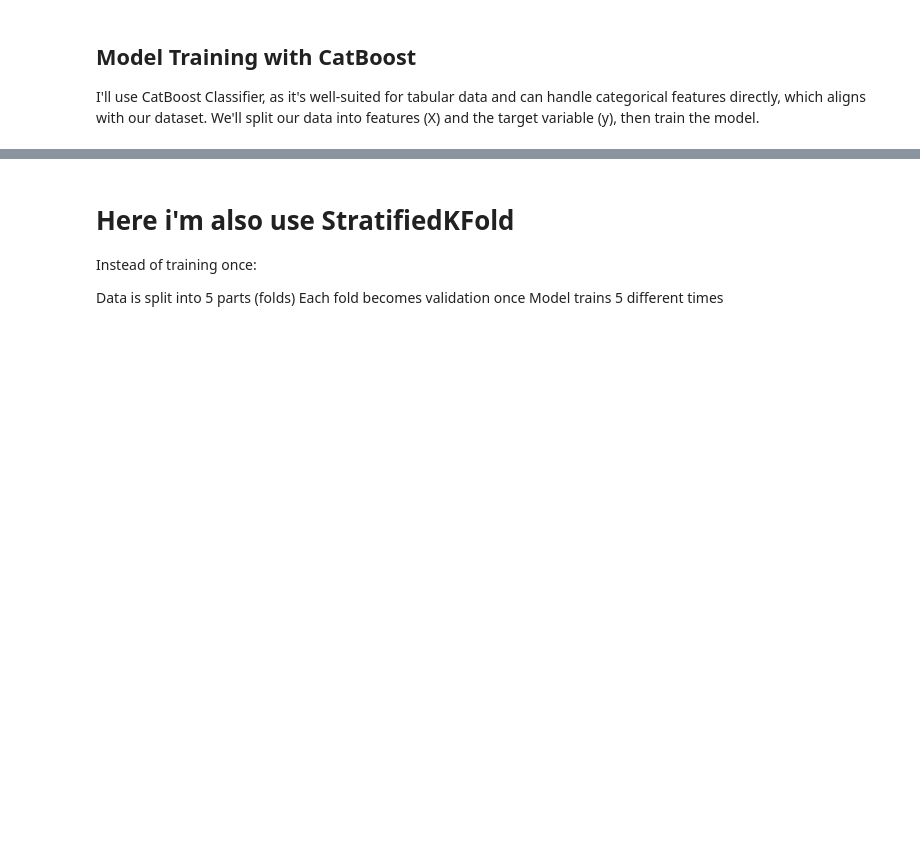
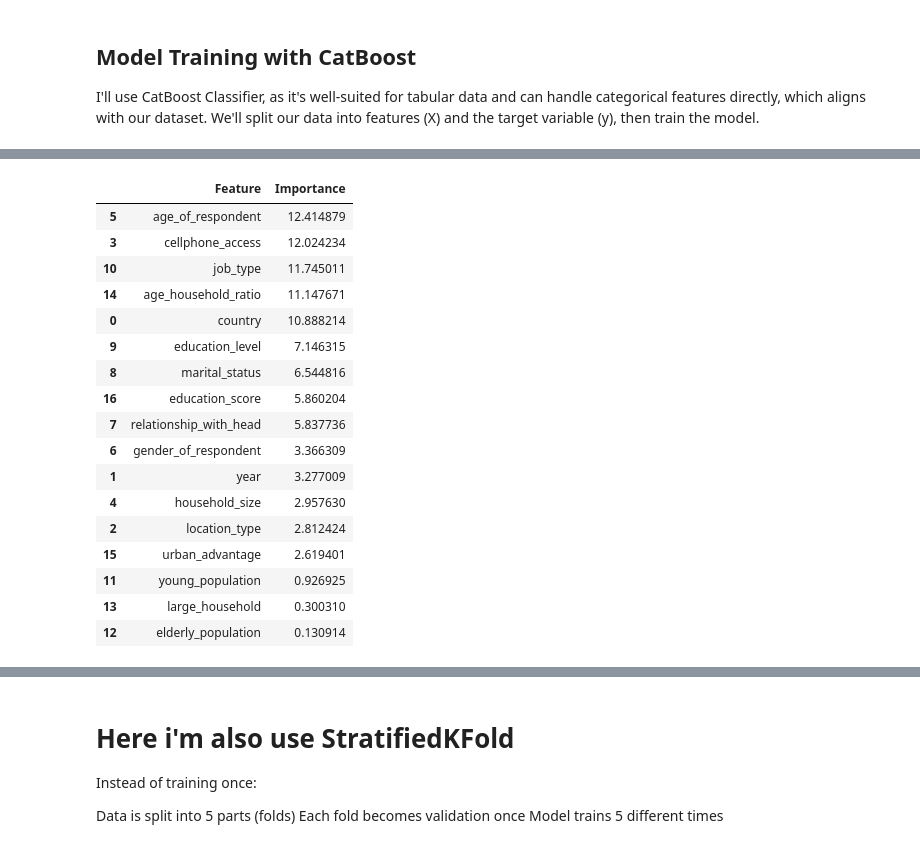
Before and after one commit to ayelefeleke/ASTU-Community-Financial-Inclusion-Hackathon, a Jupyter notebook: ASTU_Community_Financial_Inclusion_Hackathon.ipynb, the cells around one changed output, grey strips where cells are left out. Cells and saved outputs as stored; diff of their text form; code cells hidden in the pictures; blank space fills up the shorter version.

```diff
--- a/ASTU_Community_Financial_Inclusion_Hackathon.ipynb
+++ b/ASTU_Community_Financial_Inclusion_Hackathon.ipynb
@@ -419,12 +413,12 @@ from sklearn.model_selection import StratifiedKFold
 from sklearn.metrics import mean_absolute_error
 import numpy as np
 
-X = train_df_processed.drop('bank_account', axis=1)
-y = train_df_processed['bank_account']
+X = train_processed.drop('bank_account', axis=1)
+y = train_processed['bank_account']
 
 # Convert column names to string for CatBoost compatibility if they are not already
 X.columns = X.columns.astype(str)
-test_df_processed.columns = test_df_processed.columns.astype(str)
+test_processed.columns = test_processed.columns.astype(str)
 
 cat_params = {
     'iterations': 1000,
@@ -451,28 +445,5 @@ model.fit(
 )
 
 print("\nCatBoost Model Training Complete!")
-
-
-test_pred_proba = model.predict_proba(test_df_processed)[:, 1]
-
-
-test_predictions = (test_pred_proba >= 0.5).astype(int)
-
-print("\nPredictions made on the test set.")
-
-submission_df = pd.DataFrame({
-    'uniqueid': test_df['uniqueid'],
-    'bank_account': test_predictions
-})
-
-
-submission_df['uniqueid'] = test_df['uniqueid'] + ' x ' + test_df['country']
-
-
-submission_filename = 'catboost_submission.csv'
-submission_df.to_csv(submission_filename, index=False)
-
-print(f"Submission file '{submission_filename}' created successfully!")
-print(submission_df.head())
 # %% [output]
 Training CatBoost Model...
@@ -494,0 +463,28 @@ Training CatBoost Model...
+# %%
+feature_importance = model.get_feature_importance()
+
+feat_imp = pd.DataFrame({
+    "Feature": X.columns,
+    "Importance": feature_importance
+}).sort_values(by="Importance", ascending=False)
+
+feat_imp.head(20)
+# %% [output]
+|  | Feature | Importance |
+| 5 | age_of_respondent | 12.414879 |
+| 3 | cellphone_access | 12.024234 |
+| 10 | job_type | 11.745011 |
+| 14 | age_household_ratio | 11.147671 |
+| 0 | country | 10.888214 |
+| 9 | education_level | 7.146315 |
+| 8 | marital_status | 6.544816 |
+| 16 | education_score | 5.860204 |
+| 7 | relationship_with_head | 5.837736 |
+| 6 | gender_of_respondent | 3.366309 |
+| 1 | year | 3.277009 |
+| 4 | household_size | 2.957630 |
+| 2 | location_type | 2.812424 |
+| 15 | urban_advantage | 2.619401 |
+| 11 | young_population | 0.926925 |
+| 13 | large_household | 0.300310 |
+| 12 | elderly_population | 0.130914 |
```
Also changed, not shown: parts of 53 cells of this notebook.
